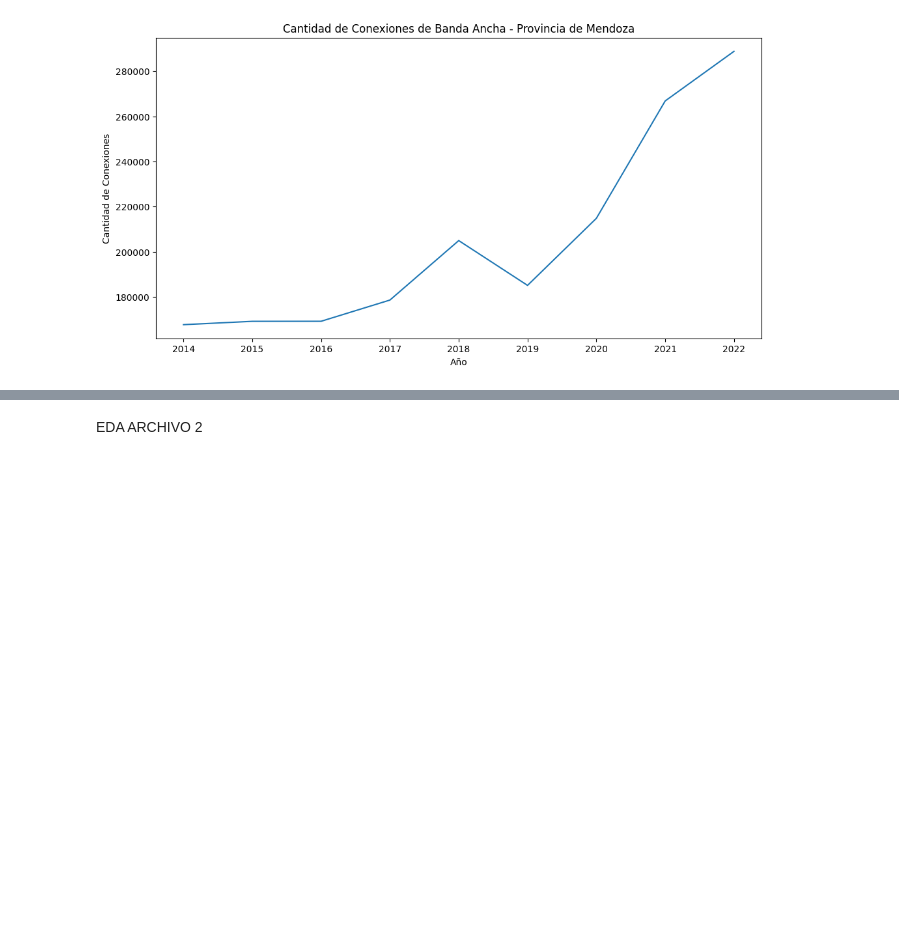
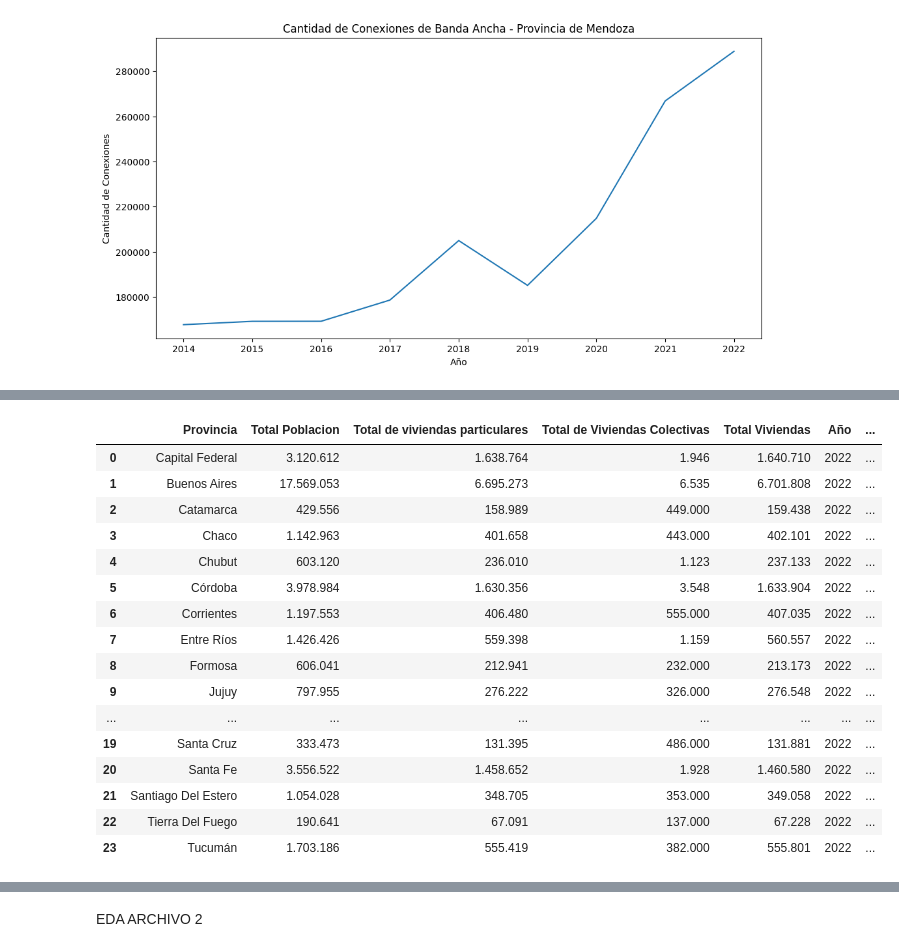
Before and after one commit to JMVS1/Proyecto-Individual2, a Jupyter notebook: EDA.ipynb, the cells around one changed output, grey strips where cells are left out. Saved outputs shown, nothing was run; the diff lists cells and outputs as text; code cells hidden in the pictures; blank space fills up the shorter version.

```diff
--- a/EDA.ipynb
+++ b/EDA.ipynb
@@ -439,3 +439,12 @@ plt.ylabel('Cantidad de Conexiones')
 plt.show()
 # %% [output]
 [figure]
+# %%
+import pandas as pd
+
+# Importar archivo CSV
+df_provincias = pd.read_csv('Poblacion_Provincias.csv', sep=';', encoding='latin-1')
+
+
+# Ver DataFrame
+df_provincias
@@ -441,0 +518,22 @@ plt.show()
+# %%
+df_merged = pd.merge(df_provincias, df_2022, on='Provincia')
+# %%
+df_merged
+# %% [output]
+|  | Provincia | Total Poblacion | Total de viviendas particulares | Total de Viviendas Colectivas | Total Viviendas | Año | ... |
+| 0 | Capital Federal | 3.120.612 | 1.638.764 | 1.946 | 1.640.710 | 2022 | ... |
+| 1 | Buenos Aires | 17.569.053 | 6.695.273 | 6.535 | 6.701.808 | 2022 | ... |
+| 2 | Catamarca | 429.556 | 158.989 | 449.000 | 159.438 | 2022 | ... |
+| 3 | Chaco | 1.142.963 | 401.658 | 443.000 | 402.101 | 2022 | ... |
+| 4 | Chubut | 603.120 | 236.010 | 1.123 | 237.133 | 2022 | ... |
+| 5 | Córdoba | 3.978.984 | 1.630.356 | 3.548 | 1.633.904 | 2022 | ... |
+| 6 | Corrientes | 1.197.553 | 406.480 | 555.000 | 407.035 | 2022 | ... |
+| 7 | Entre Ríos | 1.426.426 | 559.398 | 1.159 | 560.557 | 2022 | ... |
+| 8 | Formosa | 606.041 | 212.941 | 232.000 | 213.173 | 2022 | ... |
+| 9 | Jujuy | 797.955 | 276.222 | 326.000 | 276.548 | 2022 | ... |
+| ... | ... | ... | ... | ... | ... | ... | ... |
+| 19 | Santa Cruz | 333.473 | 131.395 | 486.000 | 131.881 | 2022 | ... |
+| 20 | Santa Fe | 3.556.522 | 1.458.652 | 1.928 | 1.460.580 | 2022 | ... |
+| 21 | Santiago Del Estero | 1.054.028 | 348.705 | 353.000 | 349.058 | 2022 | ... |
+| 22 | Tierra Del Fuego | 190.641 | 67.091 | 137.000 | 67.228 | 2022 | ... |
+| 23 | Tucumán | 1.703.186 | 555.419 | 382.000 | 555.801 | 2022 | ... |
```
Also changed, not shown: parts of 54 cells of this notebook, 2 other files.
